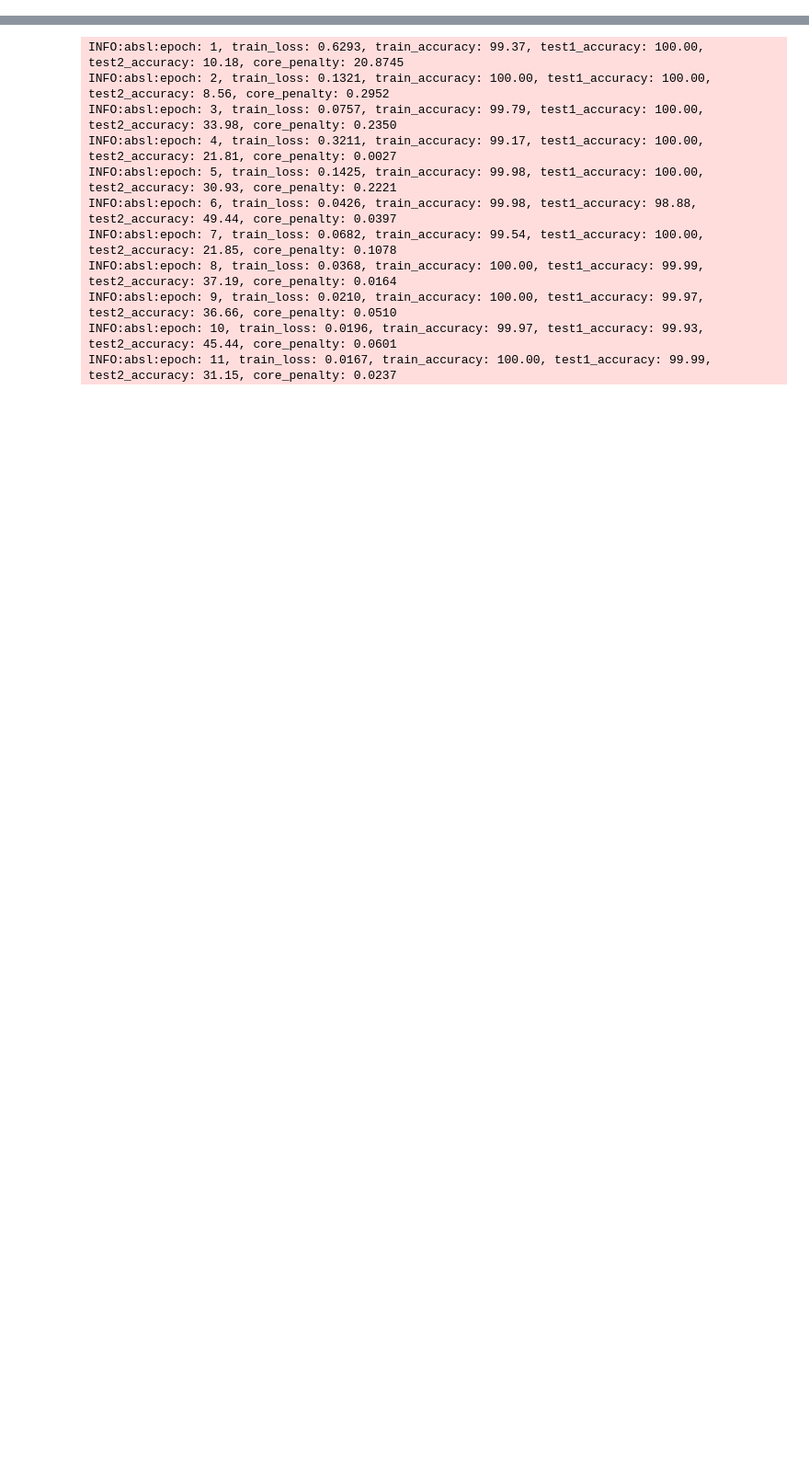
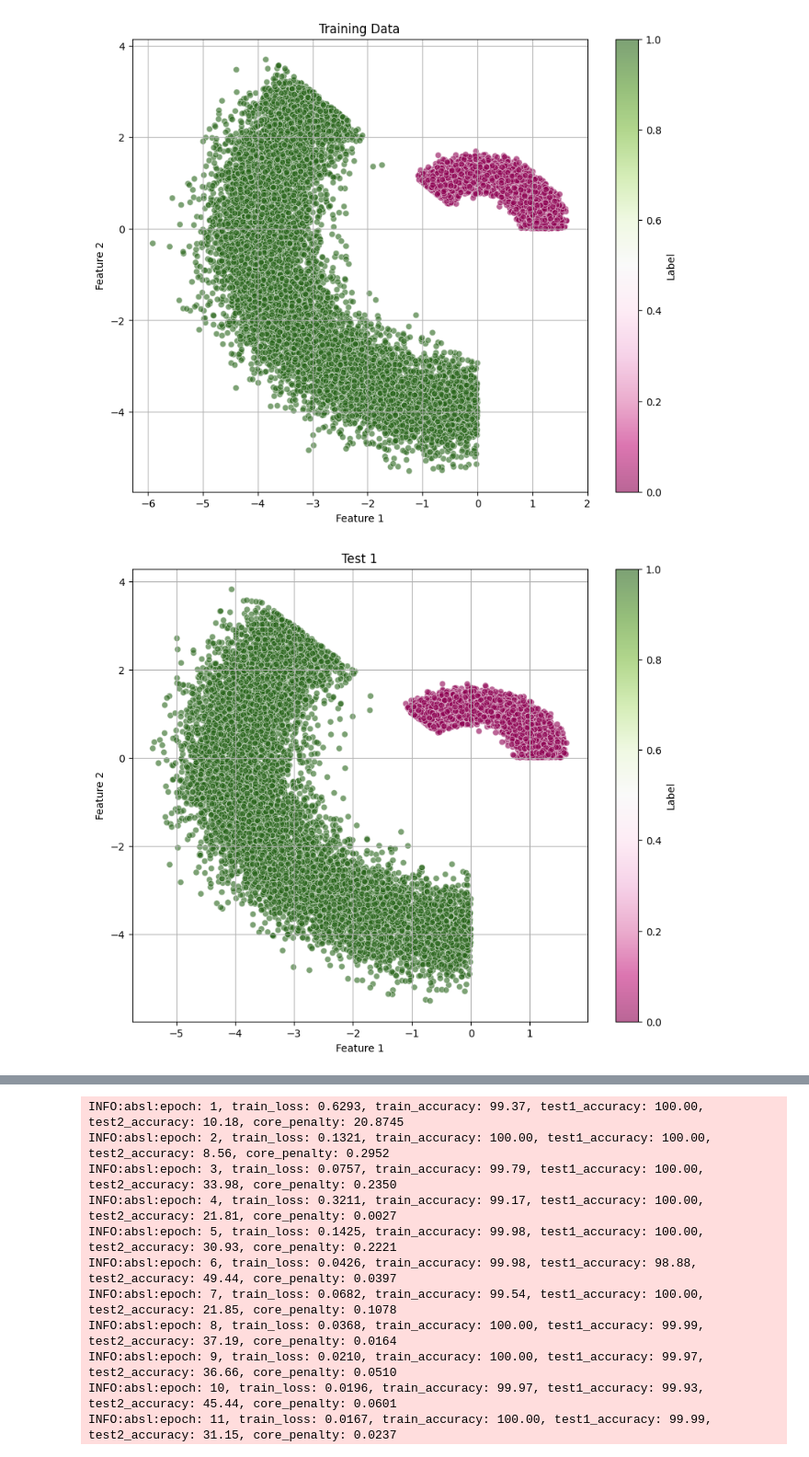
Before and after one commit to lukasec/semester_project_fs24, a Jupyter notebook: synthetic.ipynb, the cells around one changed output, grey strips where cells are left out. Shown at 92% size. Cells and saved outputs as stored; diff of their text form; code cells hidden in the pictures; blank space fills up the shorter version.

```diff
--- a/synthetic.ipynb
+++ b/synthetic.ipynb
@@ -13,0 +15,25 @@ train_ds, test1_ds, test2_ds = data_handler.load_datasets_synthetic()
+# %%
+def visualize_data(features_array, labels_array, ids_array=None, title="Data Visualization"):
+    features_array = np.array(features_array)
+    labels_array = np.array(labels_array)
+
+    plt.figure(figsize=(10, 8))
+    scatter = plt.scatter(features_array[:, 0], features_array[:, 1], c=labels_array, cmap='PiYG', alpha=0.6, edgecolors='w', linewidth=0.5)
+    plt.title(title)
+    plt.xlabel("Feature 1")
+    plt.ylabel("Feature 2")
+    plt.colorbar(scatter, label='Label')
+
+    if ids_array is not None:
+        for i, id_ in enumerate(ids_array):
+            plt.annotate(id_, (features_array[i, 0], features_array[i, 1]), textcoords="offset points", xytext=(0,5), ha='center', fontsize=8, color='gray')
+
+    plt.grid(True)
+    plt.show()
+
+visualize_data(train_ds['image'], train_ds['label'], title="Training Data")
+visualize_data(test1_ds['image'], test1_ds['label'], title="Test 1")
+visualize_data(test2_ds['image'], test2_ds['label'], title="Test 2")
+# %% [output]
+[figure, added]
+[figure, added]
```
Also changed, not shown: parts of 5 cells of this notebook.
